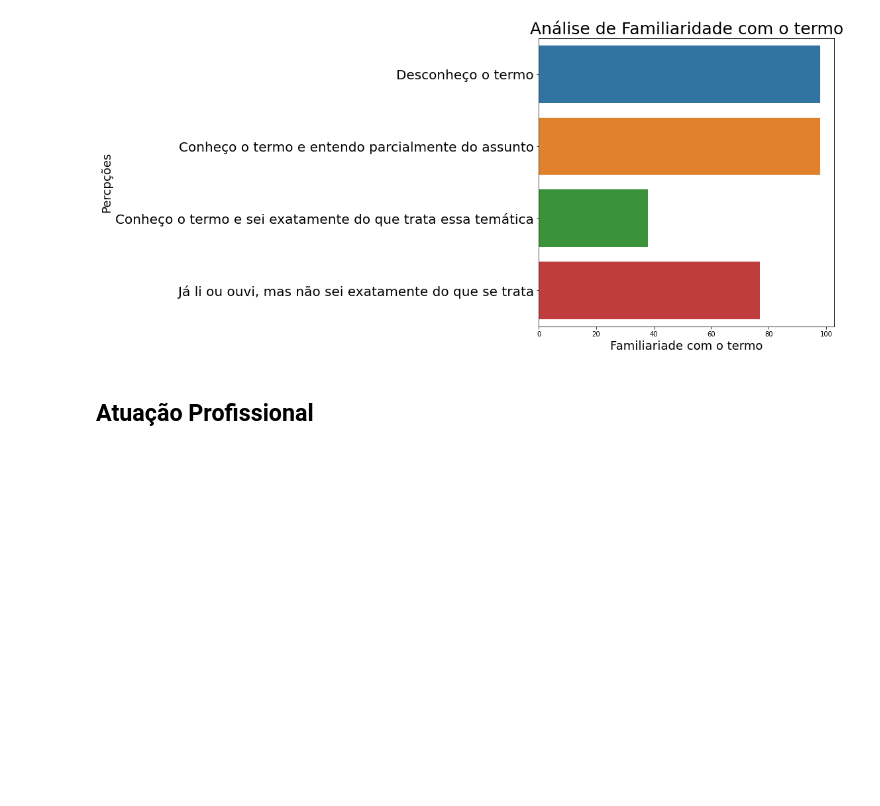
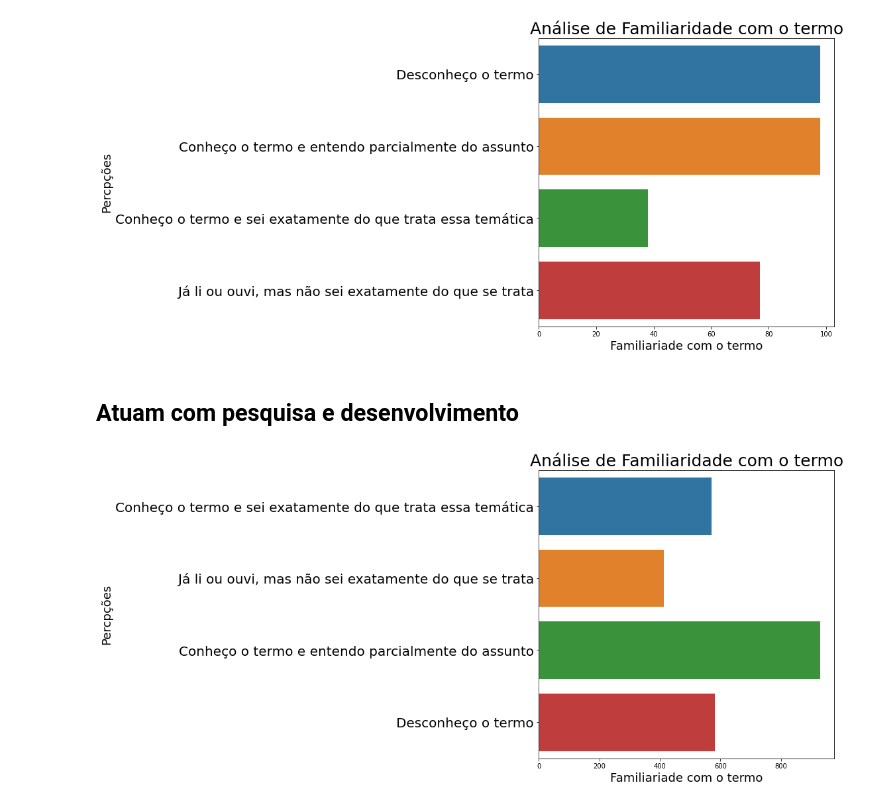
Before and after one commit to virgiliol/tcc-2.0, a Jupyter notebook: Análise_de_Correlações.ipynb, the cells around one changed output. Saved outputs shown, nothing was run; the diff lists cells and outputs as text; code cells hidden in the pictures; blank space fills up the shorter version.

```diff
--- a/Análise_de_Correlações.ipynb
+++ b/Análise_de_Correlações.ipynb
@@ -154,5 +154,17 @@ ax.set_ylabel('Percpções', fontdict={'fontsize':18});
 ax.tick_params(axis ='y' , labelsize =  20)
 # %% [output]
 [figure]
-# %% [markdown]
-## Atuação Profissional
+# %% [markdown]
+## Atuam com pesquisa e desenvolvimento
+# %%
+# Filtrando apenas os participantes que atuam
+atuaped = respostas_tratadas.loc[respostas_tratadas.AtuacaoPeD == 'Sim']
+# %%
+fig, ax = plt.subplots(figsize=(8,8))
+sns.countplot(y='FamiliarizarPredatorio', data=atuaped);
+ax.set_title("Análise de Familiaridade com o termo", fontdict={'fontsize':25})
+ax.set_xlabel('Familiariade com o termo', fontdict={'fontsize':18})
+ax.set_ylabel('Percpções', fontdict={'fontsize':18});
+ax.tick_params(axis ='y' , labelsize =  20)
+# %% [output]
+[figure, added]
```
Also changed, not shown: parts of 37 cells of this notebook.
